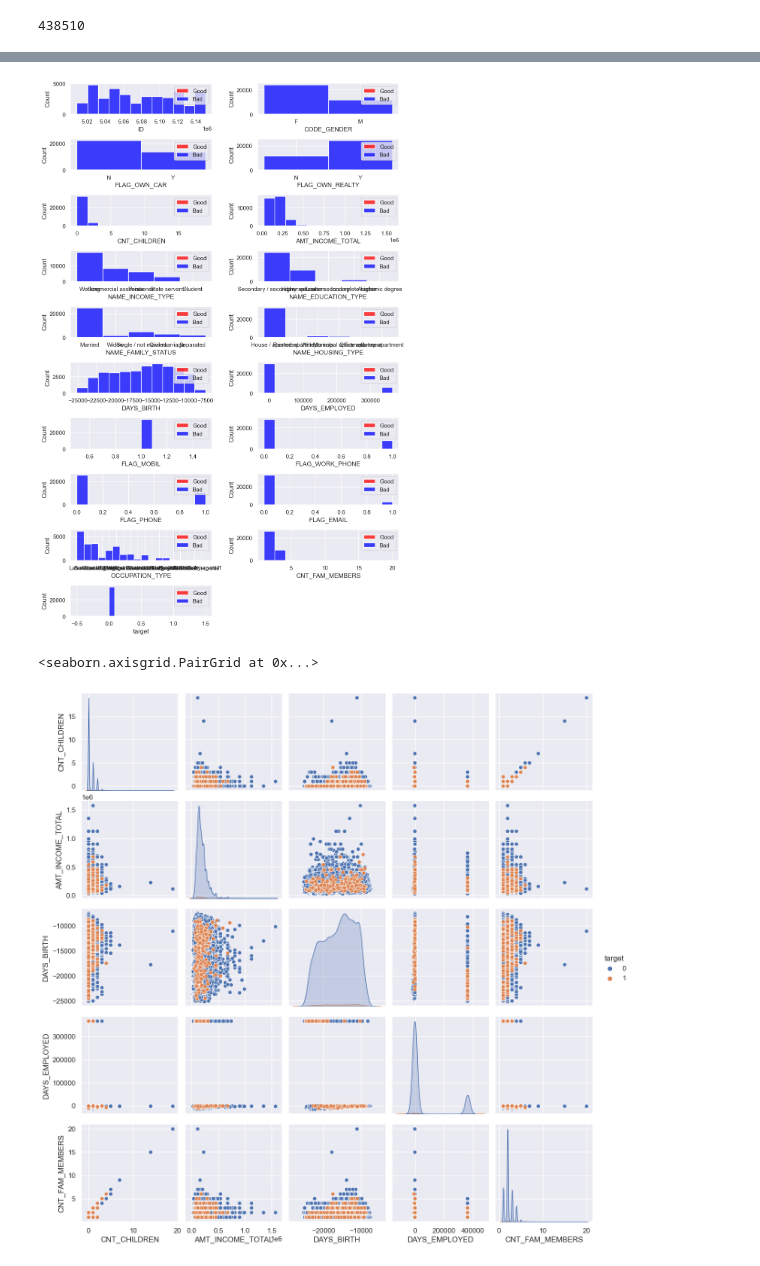
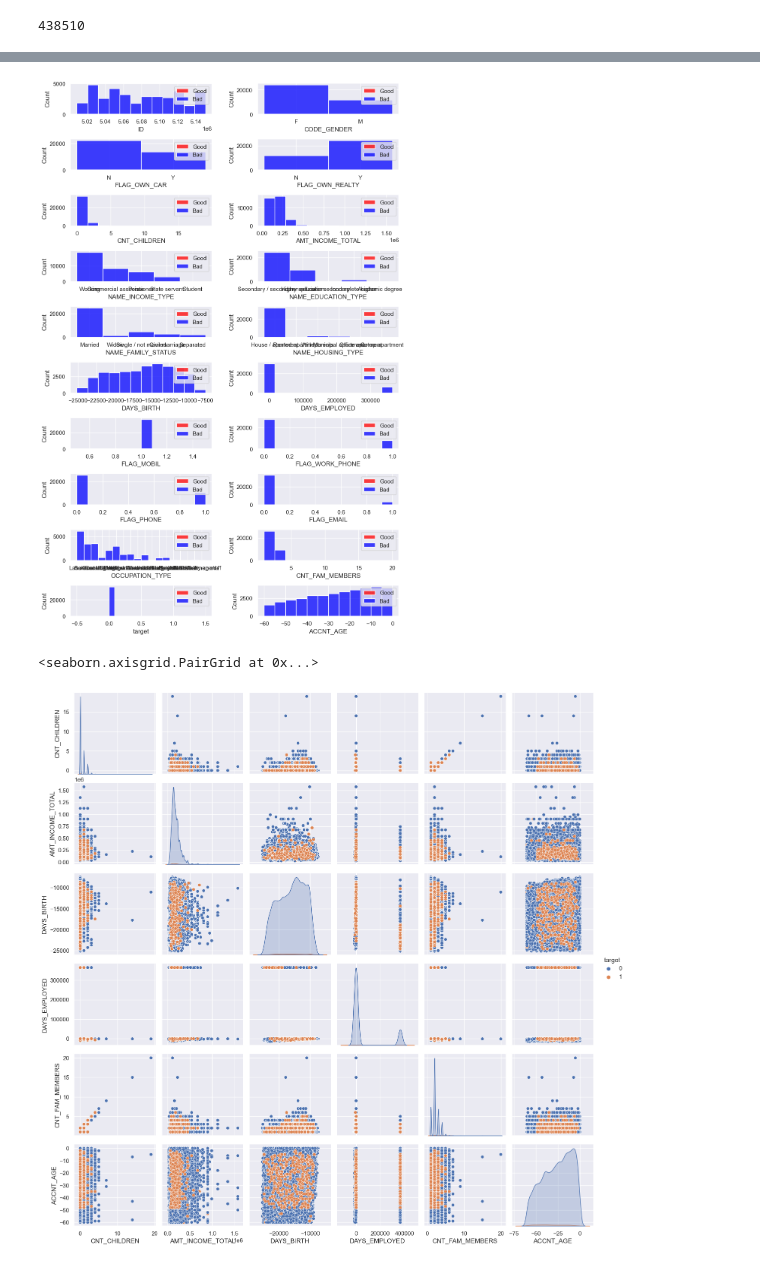
Before and after one commit to Sumanaruban/credit-card-approval-prediction, a Jupyter notebook: credit-card-approval-prediction-sumani.ipynb, the cells around one changed output, grey strips where cells are left out. Saved outputs shown, nothing was run; the diff lists cells and outputs as text; code cells hidden in the pictures.

Commit message:
add ACCNT_AGE feature

```diff
--- a/credit-card-approval-prediction-sumani.ipynb
+++ b/credit-card-approval-prediction-sumani.ipynb
@@ -114,7 +116,7 @@ credit_status_df['target'][credit_status_df['STATUS'] =='4']= 'Yes'
 credit_status_df['target'][credit_status_df['STATUS'] =='5']= 'Yes'
 
 customer_start_month = pd.DataFrame(credit_status_df.groupby(["ID"])["MONTHS_BALANCE"].agg(min))
-customer_start_month=customer_start_month.rename(columns={'MONTHS_BALANCE':'start_month'})
+customer_start_month=customer_start_month.rename(columns={'MONTHS_BALANCE':'ACCNT_AGE'})
 
 miss_payment_count = credit_status_df.groupby('ID').count()
 miss_payment_count['target'][miss_payment_count['target'] > 0]='Yes'
@@ -125,6 +127,8 @@ target_df = target_df.reset_index()
 target_df.loc[target_df['target']=='Yes','target']=1
 target_df.loc[target_df['target']=='No','target']=0
 
+target_df = pd.merge(target_df, customer_start_month, how='inner', on='ID')
+
 print(target_df['target'].value_counts())
 
 ax = sns.barplot(x=target_df['target'].value_counts().index, y=target_df['target'].value_counts(), palette='Paired')
@@ -417,11 +422,11 @@ for i, feature in enumerate(features_mean):
 plt.tight_layout()
 plt.show()
 # %% [output]
-[figure, old version]
+[figure, new version]
 # %%
-numerical_cols = ['CNT_CHILDREN', 'AMT_INCOME_TOTAL', 'DAYS_BIRTH', 'DAYS_EMPLOYED', 'CNT_FAM_MEMBERS']
+numerical_cols = ['CNT_CHILDREN', 'AMT_INCOME_TOTAL', 'DAYS_BIRTH', 'DAYS_EMPLOYED', 'CNT_FAM_MEMBERS', 'ACCNT_AGE']
 sns.pairplot(df, hue = 'target', vars = numerical_cols)
 # %% [output]
 <seaborn.axisgrid.PairGrid at 0x...>
-[figure, old version]
+[figure, new version]
 # %% [markdown]
```
Also changed, not shown: parts of 6 cells of this notebook.
